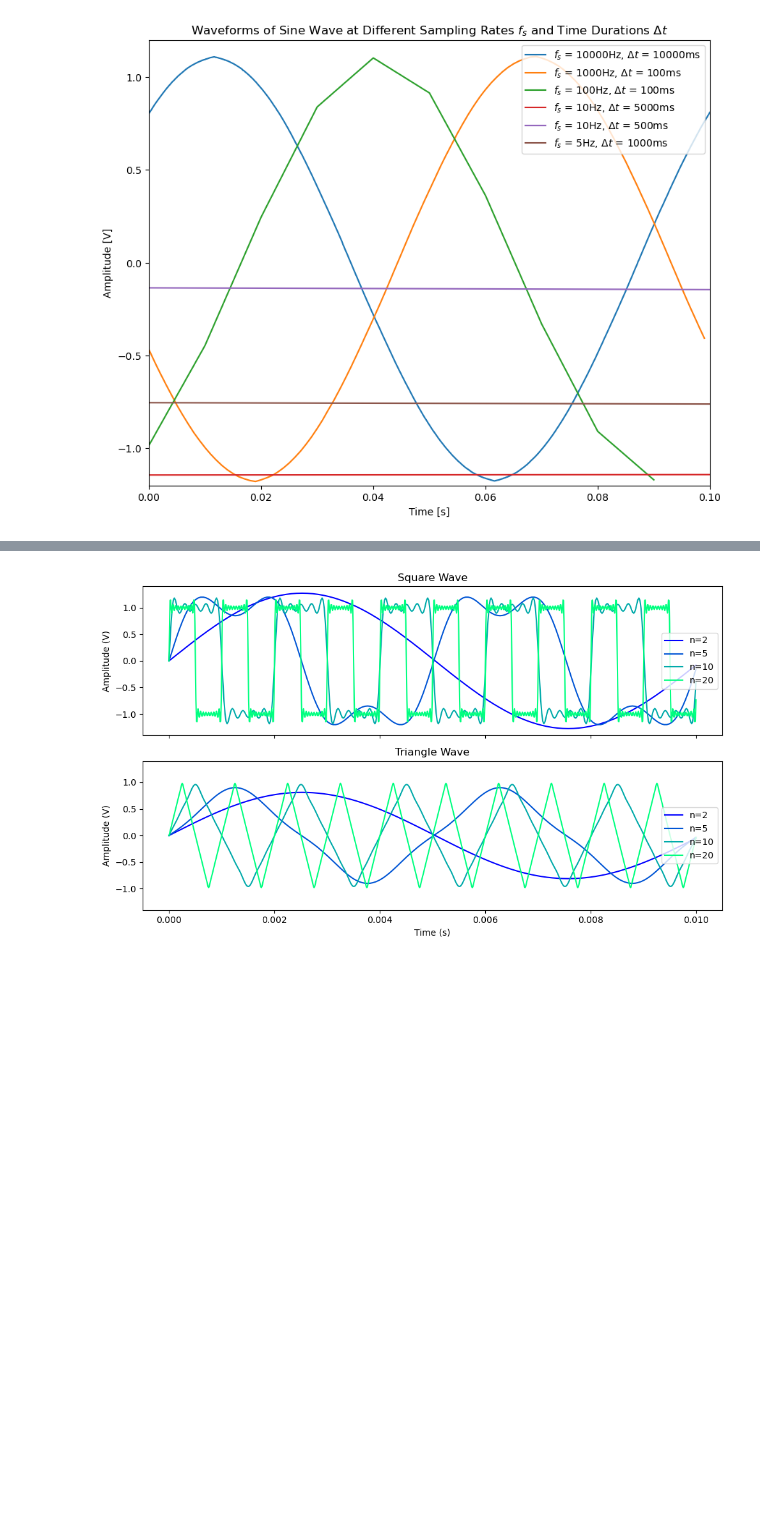
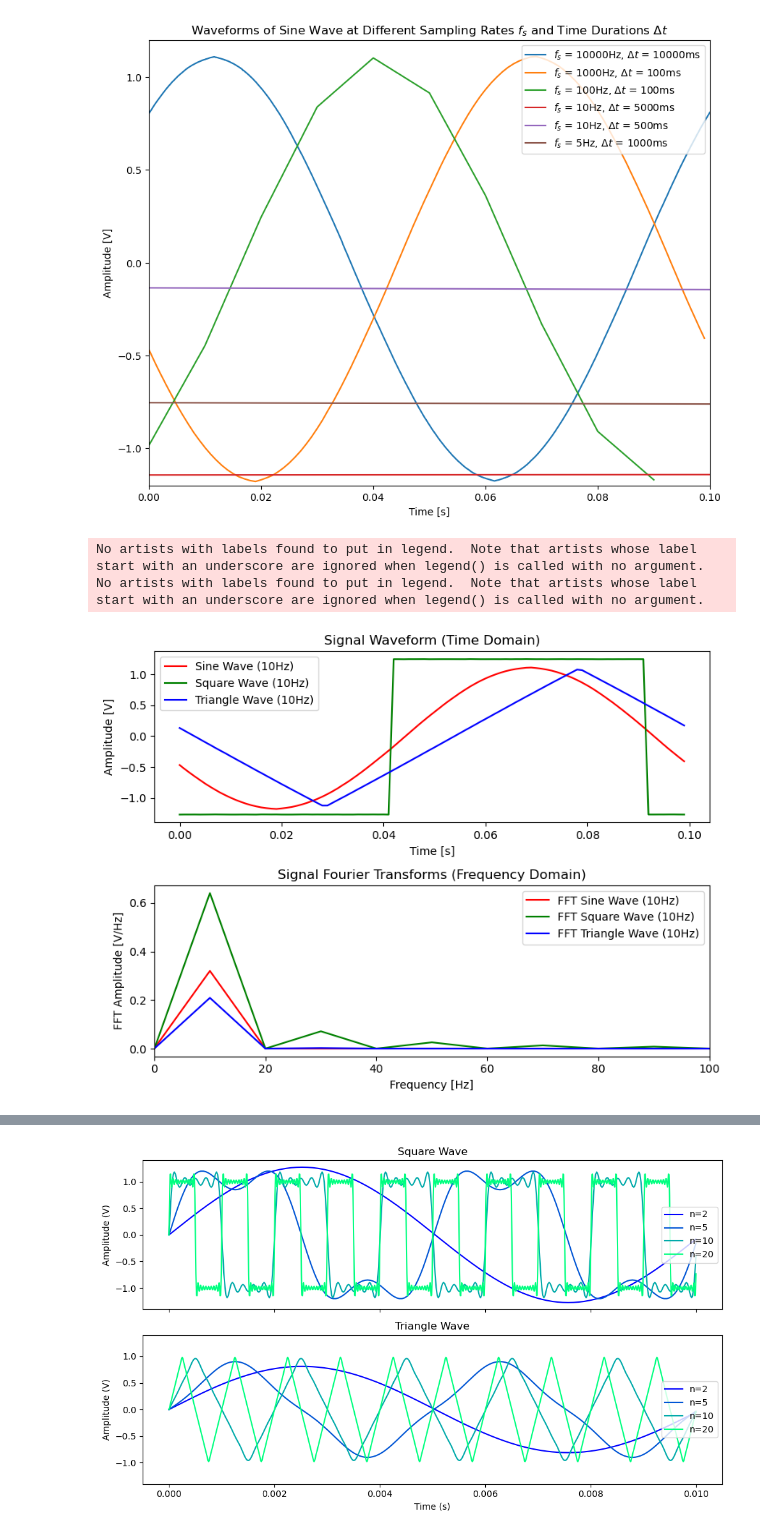
Before and after one commit to jwdesroches/phys_5318, a Jupyter notebook: experiment_1/figures.ipynb, the cells around one changed output, grey strips where cells are left out. Drawn from its saved outputs; the diff is of its cells as text; code cells hidden in the pictures; blank space fills up the shorter version.

```diff
--- a/experiment_1/figures.ipynb
+++ b/experiment_1/figures.ipynb
@@ -100,3 +103,36 @@ ax.set_title("Waveforms of Sine Wave at Different Sampling Rates $f_s$ and Time
 # %% [output]
 Text(0.5, 1.0, 'Waveforms of Sine Wave at Different Sampling Rates $f_s$ and Time Durations $\\Delta t$')
 [figure]
+# %%
+fig, (ax1,ax2) = plt.subplots(2,1,figsize = (8,6))
+
+colors = ['r','g','b']
+
+for i, df in enumerate(dataframes_list):
+    if "sine" in df.name:
+        if "1000Hz" in df.name:
+            ax1.plot(df["Time"], df["Voltage"], color = colors[0], label = "Sine Wave (10Hz)")
+            ax2.plot(df["Frequency"], df["FFT Voltage"], color = colors[0], label = "FFT Sine Wave (10Hz)")
+    elif "square" in df.name:
+        ax1.plot(df["Time"], df["Voltage"], color = colors[1], label = "Square Wave (10Hz)")
+        ax2.plot(df["Frequency"], df["FFT Voltage"], color = colors[1], label = "FFT Square Wave (10Hz)")
+
+    elif "triangle" in df.name:
+        ax1.plot(df["Time"], df["Voltage"], color = colors[2], label = "Triangle Wave (10Hz)")
+        ax2.plot(df["Frequency"], df["FFT Voltage"], color=colors[2], label = "FFT Triangle Wave (10Hz)")
+
+    ax1.legend()
+    ax2.legend()
+    ax1.set_ylabel("Amplitude [V]")
+    ax2.set_ylabel("FFT Amplitude [V/Hz]")
+    ax1.set_xlabel("Time [s]")
+    ax2.set_xlabel("Frequency [Hz]")
+
+    ax2.set_xlim(0,100)
+    ax1.set_title("Signal Waveform (Time Domain)")
+    ax2.set_title("Signal Fourier Transforms (Frequency Domain)")
+fig.tight_layout()
+# %% [output]
+No artists with labels found to put in legend.  Note that artists whose label start with an underscore are ignored when legend() is called with no argument.
+No artists with labels found to put in legend.  Note that artists whose label start with an underscore are ignored when legend() is called with no argument.
+[figure, added]
```
Also changed, not shown: parts of 4 cells of this notebook.
